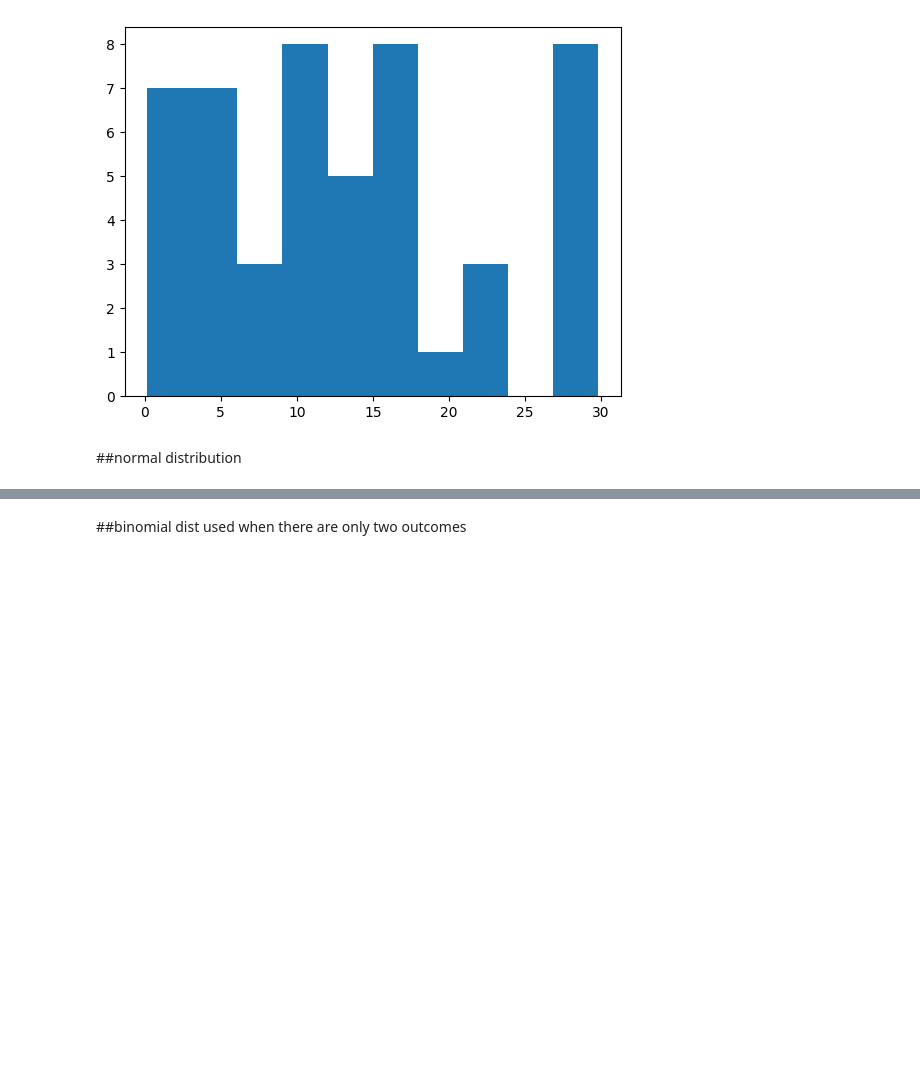
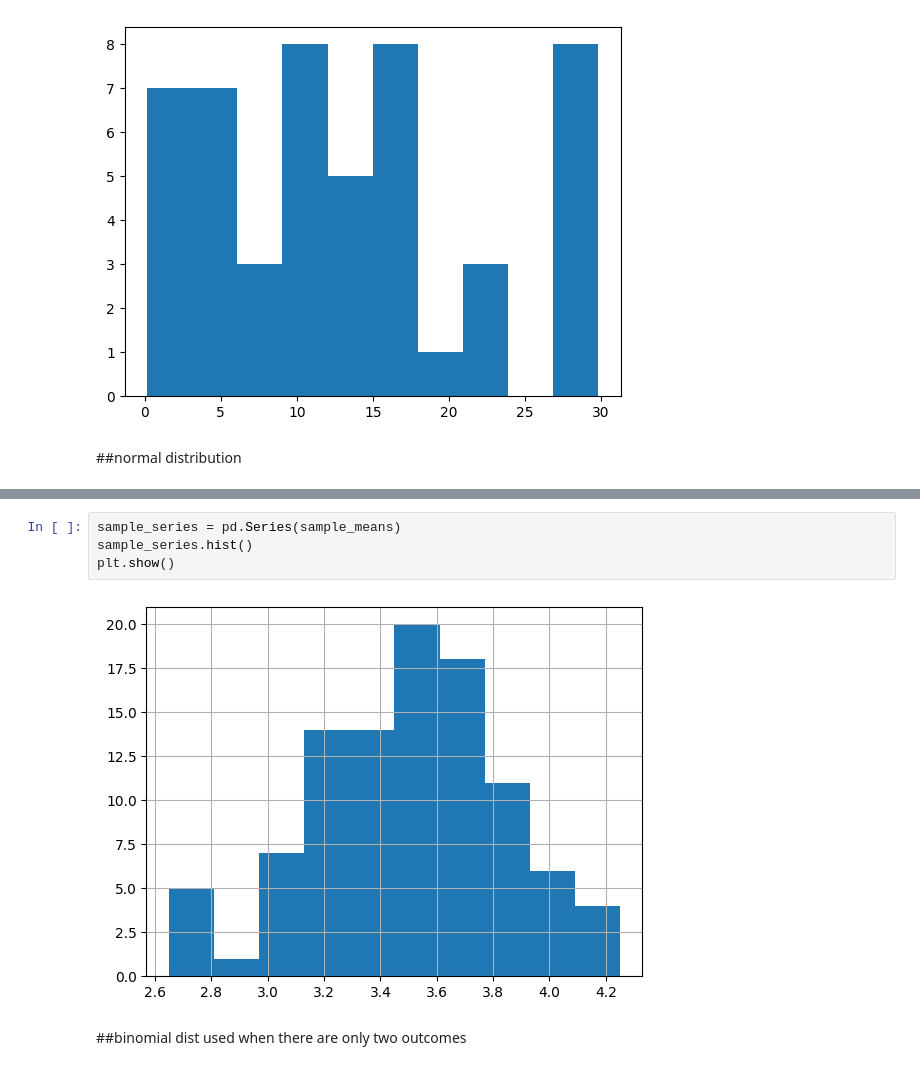
Before and after one commit to shreyasstha/data, a Jupyter notebook: numpy.ipynb, the cells around one changed output, grey strips where cells are left out. Drawn from its saved outputs; the diff is of its cells as text; blank space fills up the shorter version.

```diff
--- a/numpy.ipynb
+++ b/numpy.ipynb
@@ -373,3 +435,9 @@ plt.show()
+# %%
+sample_series = pd.Series(sample_means)
+sample_series.hist()
+plt.show()
+# %% [output]
+[figure, added]
 # %% [markdown]
 ##binomial dist
 used when there are only two outcomes
```
Also changed, not shown: parts of 22 cells of this notebook.
